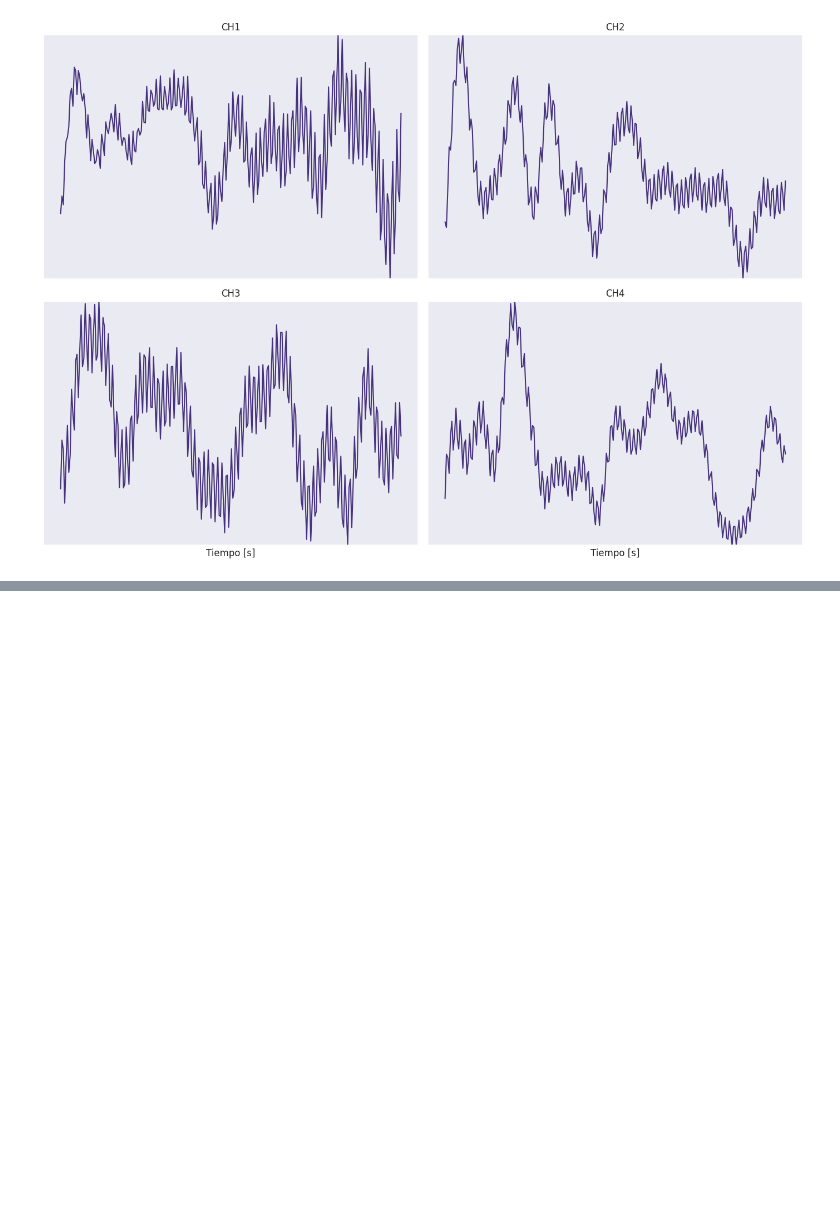
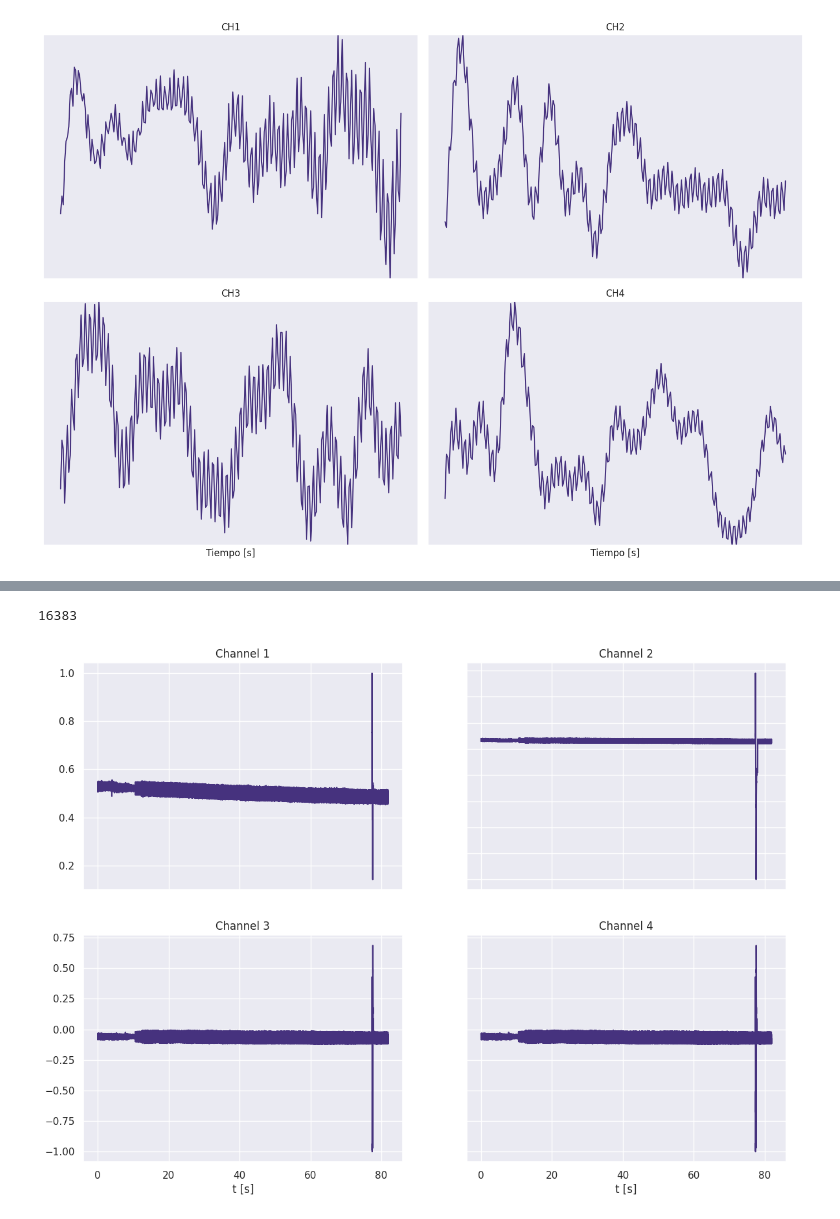
Before and after one commit to CrisCL20/Proyecto---INF405, a Jupyter notebook: Proyecto_INF405.ipynb, the cells around one changed output, grey strips where cells are left out. Saved outputs shown, nothing was run; the diff lists cells and outputs as text; code cells hidden in the pictures; blank space fills up the shorter version.

Commit message:
Reading part done

```diff
--- a/Proyecto_INF405.ipynb
+++ b/Proyecto_INF405.ipynb
@@ -258,0 +261,3 @@ close_up(channels_rec, 250, Tmax=T)
+# %%
+df_reading = df_reading.drop(labels=["IndexId","Ref1","Ref2","Ref3","TS1","TS2"],axis=1)
+df_reading.head()
@@ -258,0 +271,40 @@ close_up(channels_rec, 250, Tmax=T)
+# %%
+len(df_reading)
+# %% [output]
+16383
+# %%
+fs = 200
+T = 1/fs * len(df_reading)
+t = np.linspace(0,T,len(df_reading))
+
+#Normalizamos los canales
+
+channels = [df_reading[f"Channel{i}"] for i in range(1,5)]
+
+[CH1, CH2, CH3, CH4] = channels
+
+CH1 = CH1 / np.max(np.abs(CH1))
+CH2 = CH2 / np.max(np.abs(CH2))
+CH3 = CH3 / np.max(np.abs(CH3))
+CH4 = CH4 / np.max(np.abs(CH4))
+
+fig, axs = plt.subplots(2,2,figsize=(14,10))
+
+axs[0,0].plot(t, CH1)
+axs[0,0].set_title("Channel 1")
+axs[0,1].plot(t, CH2)
+axs[0,1].set_title("Channel 2")
+axs[1,0].plot(t, CH3)
+axs[1,0].set_title("Channel 3")
+axs[1,1].plot(t, CH3)
+axs[1,1].set_title("Channel 4")
+
+for ax in axs.flat:
+  ax.set(xlabel="t [s]")
+
+for ax in axs.flat:
+  ax.label_outer()
+
+channels = [CH1, CH2, CH3, CH4]
+# %% [output]
+[figure, added]
```
Also changed, not shown: parts of 17 cells of this notebook.
